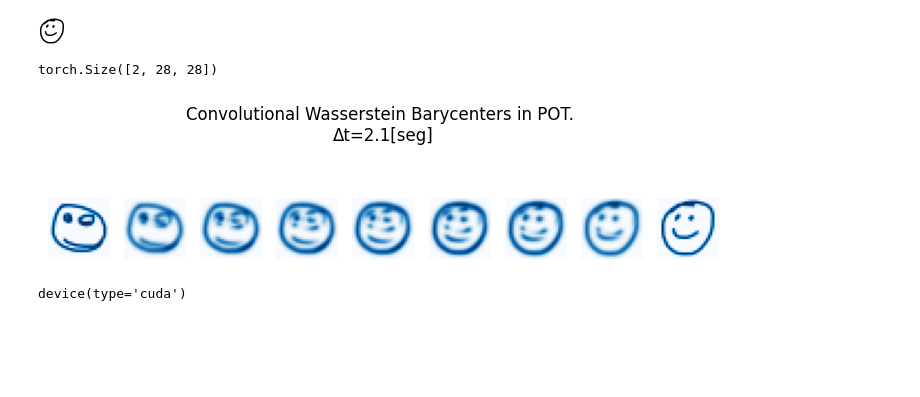
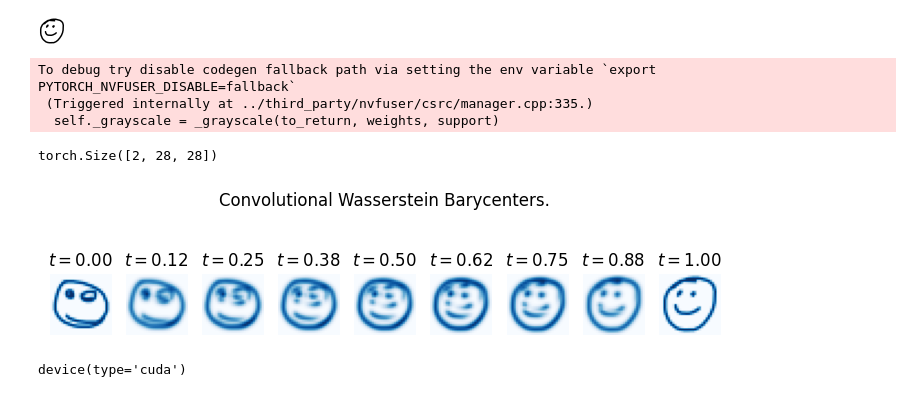
Before and after one commit to framunoz/Bayesian-Learning-with-Wasserstein-Barycenters, a Jupyter notebook: examples/07-geodesics-projected.ipynb, the cells around one changed output. Cells and saved outputs as stored; diff of their text form; code cells hidden in the pictures; blank space fills up the shorter version.

```diff
--- a/examples/07-geodesics-projected.ipynb
+++ b/examples/07-geodesics-projected.ipynb
@@ -33,7 +38,12 @@ faces[indx]
 # %% [output]
 [figure]
 # %%
-f1, f2 = faces[0].grayscale_weights, faces[indx].grayscale_weights
+f1_, f2_ = faces[0], faces[indx]
+f1, f2 = f1_.grayscale_weights, f2_.grayscale_weights
+# %% [output]
+To debug try disable codegen fallback path via setting the env variable `export PYTORCH_NVFUSER_DISABLE=fallback`
+ (Triggered internally at ../third_party/nvfuser/csrc/manager.cpp:335.)
+  self._grayscale = _grayscale(to_return, weights, support)
 # %%
 import torch
 from bwb.config import conf
@@ -72,32 +82,33 @@ for i in range(nb_images):
         weights = (1 - tx) * torch.tensor([1, 0], device=conf.device) + tx * torch.tensor([0, 1], device=conf.device)
 
         if i == 0 and j == 0:
             ax.imshow(f1.cpu(), cmap=cm)
         elif i == (nb_images - 1) and j == 0:
             ax.imshow(f2.cpu(), cmap=cm)
         else:
             # call to barycenter computation
             bar, log = bregman.convolutional_barycenter2d(
                 A, reg, weights,
                 # entrop_sharp=entrop_sharp,
                 numItermax=1_000, stopThr=1e-8,
                 # verbose=True,
                 warn=False,
                 log=True,
             )
             bar = bar.cpu()
             ax.imshow(bar, cmap=cm)
+        ax.set_title(f'$t={weights[1].item():.2f}$')
         ax.axis('off')
 
         toc = time.time()
 toc_ = time.time()
 d_time = f"\nΔt={toc_-tic_:.1f}[seg]"
 
-plt.suptitle(f'Convolutional Wasserstein Barycenters in POT. {d_time}')
+fig.suptitle(f'Convolutional Wasserstein Barycenters.')
 
 plt.tight_layout()
 # plt.savefig(img_path / f"{additional_info}-entrop-sharp-{entrop_sharp}-conv-wasserstein-bar.png",
 #             dpi=400)
 plt.show()
 # %% [output]
-[figure, old version]
+[figure, new version]
```
Also changed, not shown: parts of 4 cells of this notebook, 8 other files.
